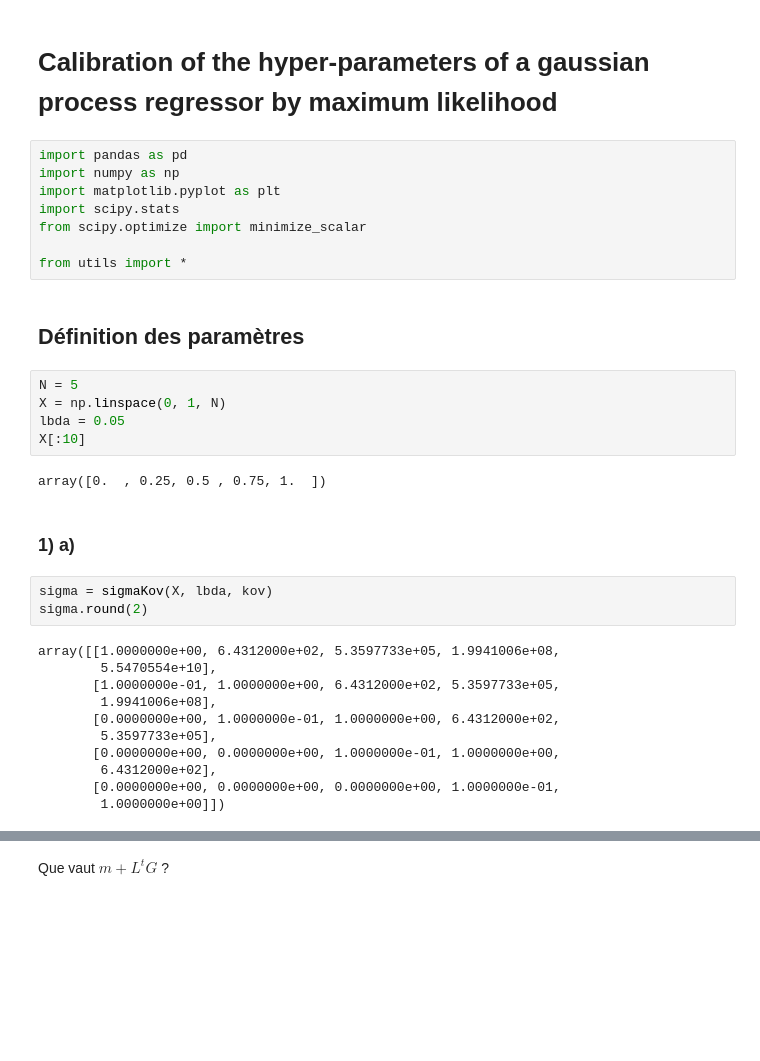
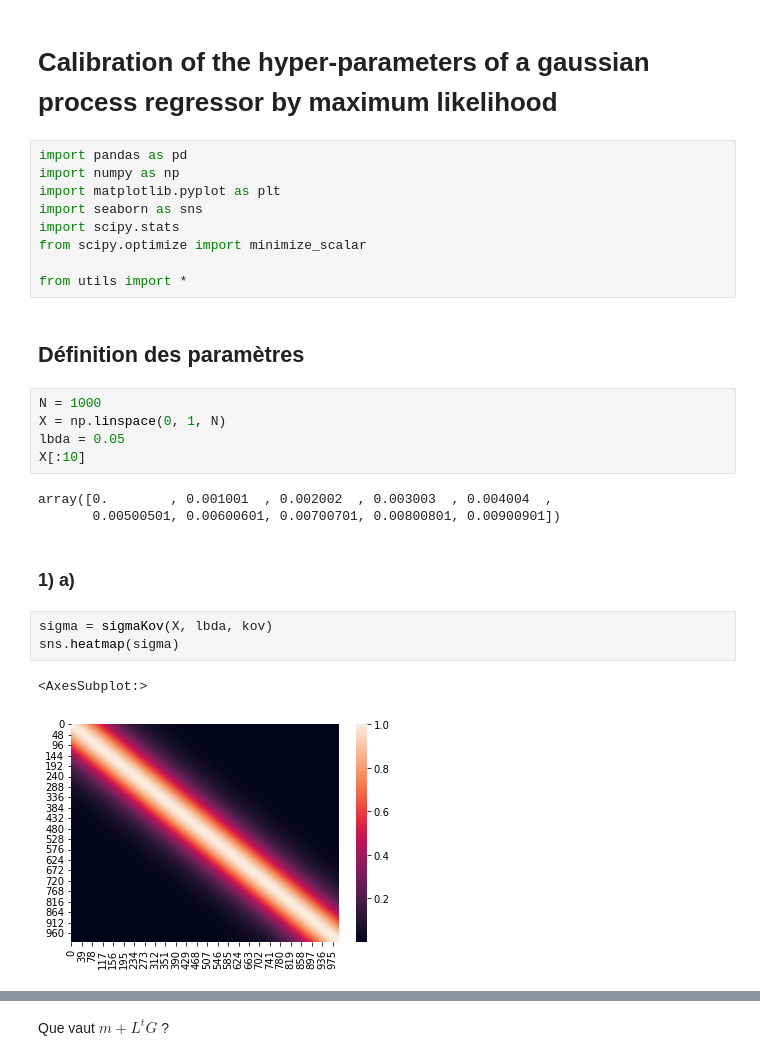
Before and after one commit to arthurviens/Estimation_GaussianProcess_MCMC_Project, a Jupyter notebook: prob2/pb2.ipynb, the cells around one changed output, grey strips where cells are left out. Cells and saved outputs as stored; diff of their text form; blank space fills up the shorter version.

```diff
--- a/prob2/pb2.ipynb
+++ b/prob2/pb2.ipynb
@@ -4,6 +4,7 @@
 import pandas as pd
 import numpy as np
 import matplotlib.pyplot as plt
+import seaborn as sns
 import scipy.stats
 from scipy.optimize import minimize_scalar
 
@@ -11,27 +12,20 @@ from utils import *
 # %% [markdown]
 ## Définition des paramètres
 # %%
-N = 5
+N = 1000
 X = np.linspace(0, 1, N)
 lbda = 0.05
 X[:10]
 # %% [output]
-array([0.  , 0.25, 0.5 , 0.75, 1.  ])
+array([0.        , 0.001001  , 0.002002  , 0.003003  , 0.004004  ,
+       0.00500501, 0.00600601, 0.00700701, 0.00800801, 0.00900901])
 # %% [markdown]
 ### 1) a)
 # %%
 sigma = sigmaKov(X, lbda, kov)
-sigma.round(2)
+sns.heatmap(sigma)
 # %% [output]
-array([[1.0000000e+00, 6.4312000e+02, 5.3597733e+05, 1.9941006e+08,
-        5.5470554e+10],
-       [1.0000000e-01, 1.0000000e+00, 6.4312000e+02, 5.3597733e+05,
-        1.9941006e+08],
-       [0.0000000e+00, 1.0000000e-01, 1.0000000e+00, 6.4312000e+02,
-        5.3597733e+05],
-       [0.0000000e+00, 0.0000000e+00, 1.0000000e-01, 1.0000000e+00,
-        6.4312000e+02],
-       [0.0000000e+00, 0.0000000e+00, 0.0000000e+00, 1.0000000e-01,
-        1.0000000e+00]])
+<AxesSubplot:>
+[figure, added]
 # %%
 L = np.linalg.cholesky(sigma)
```
Also changed, not shown: parts of 11 cells of this notebook, 1 other file.
